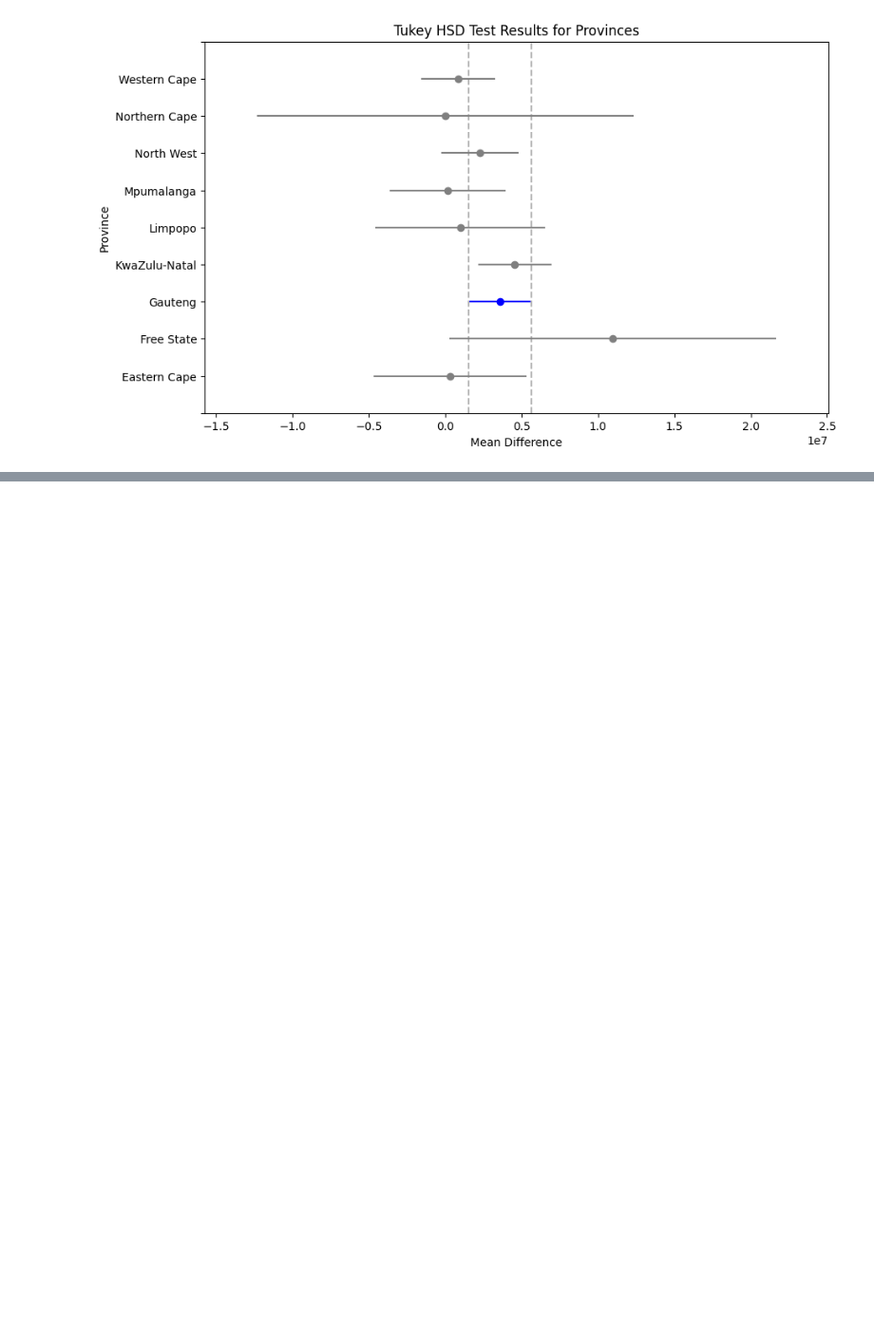
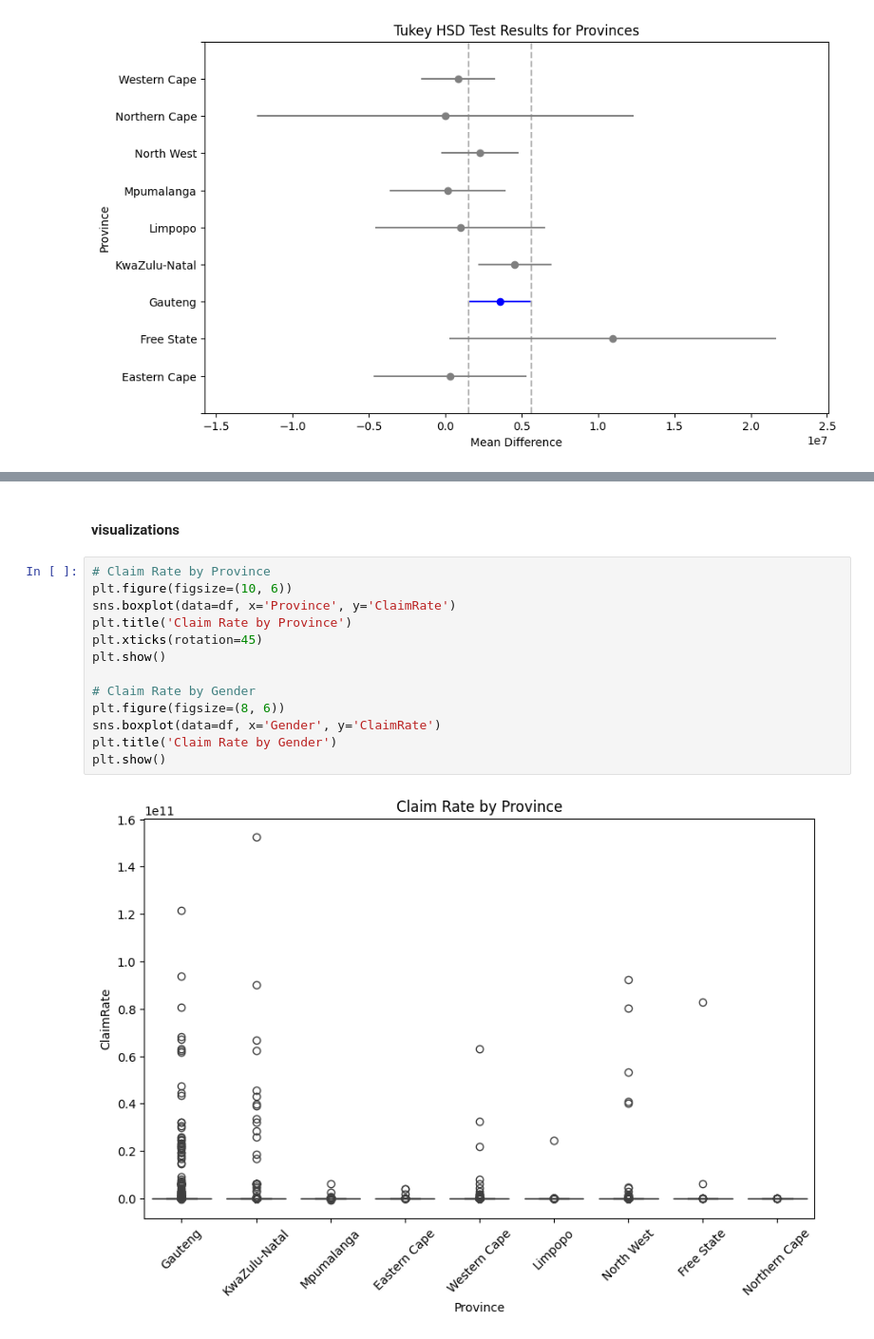
Before and after one commit to kaleabb266/AlphaCare_Insurance_Analystics, a Jupyter notebook: notebooks/hypothesis_testing.ipynb, the cells around one changed output, grey strips where cells are left out. Shown at 95% size. Saved outputs shown, nothing was run; the diff lists cells and outputs as text; blank space fills up the shorter version.

```diff
--- a/notebooks/hypothesis_testing.ipynb
+++ b/notebooks/hypothesis_testing.ipynb
@@ -123,0 +174,17 @@ Northern Cape  Western Cape    863667.5365    1.0 -14749617.3179 16476952.3909
+# %% [markdown]
+#### visualizations
+# %%
+# Claim Rate by Province
+plt.figure(figsize=(10, 6))
+sns.boxplot(data=df, x='Province', y='ClaimRate')
+plt.title('Claim Rate by Province')
+plt.xticks(rotation=45)
+plt.show()
+
+# Claim Rate by Gender
+plt.figure(figsize=(8, 6))
+sns.boxplot(data=df, x='Gender', y='ClaimRate')
+plt.title('Claim Rate by Gender')
+plt.show()
+# %% [output]
+[figure, added]
```
Also changed, not shown: parts of 8 cells of this notebook.
